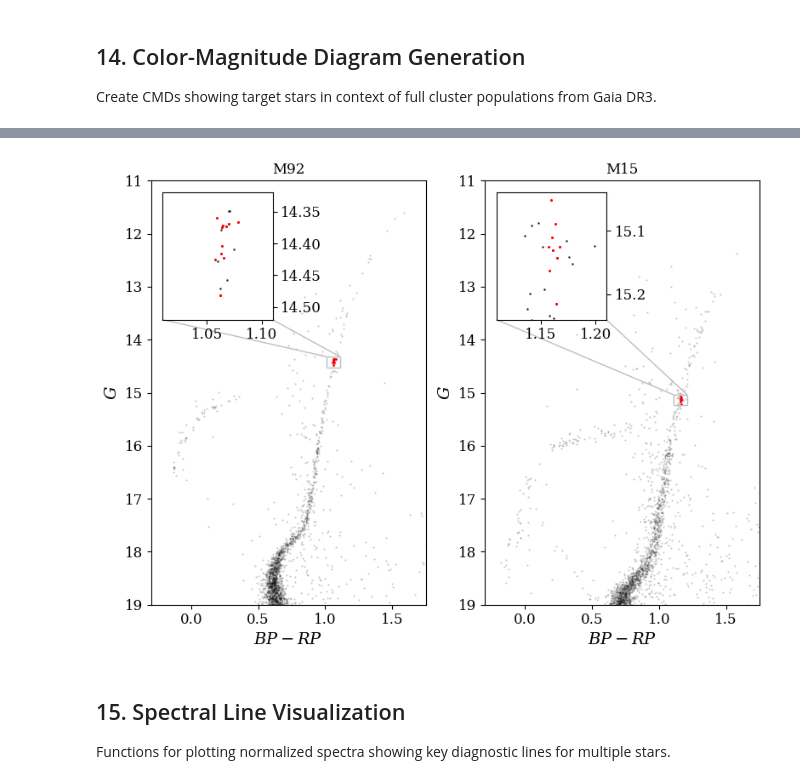
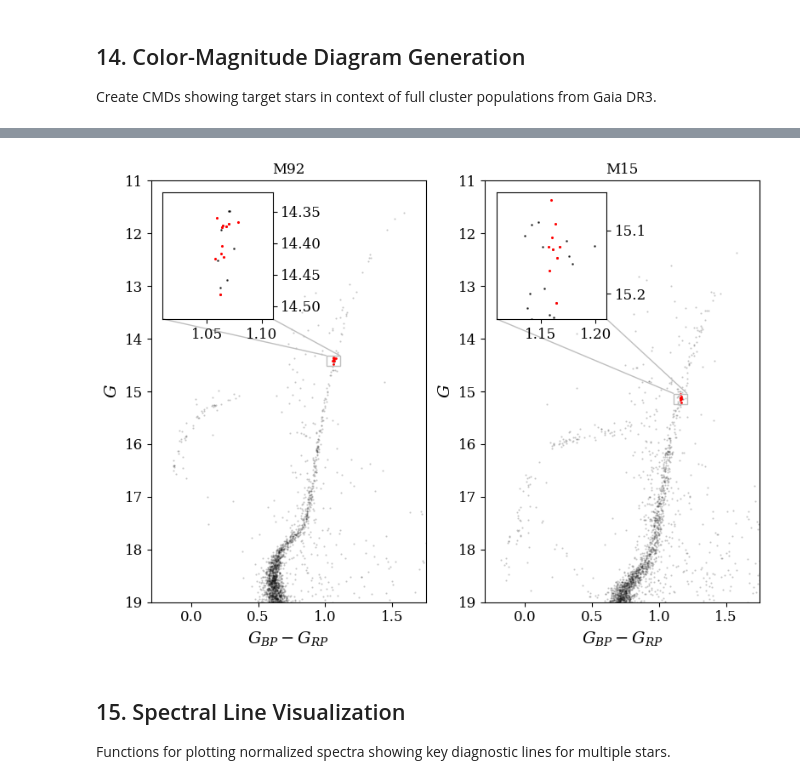
Before and after one commit to enkirby/M15_M92, a Jupyter notebook: m15_m92_hires.ipynb, the cells around one changed output, grey strips where cells are left out. Saved outputs shown, nothing was run; the diff lists cells and outputs as text; code cells hidden in the pictures.

```diff
--- a/m15_m92_hires.ipynb
+++ b/m15_m92_hires.ipynb
@@ -2666,7 +2653,7 @@ def make_cmd():
 
         # Main CMD panel
         axs[i].scatter(gaia[mask]['phot_bp_mean_mag']-gaia[mask]['phot_rp_mean_mag'], gaia[mask]['phot_g_mean_mag'], s=0.3, alpha=0.2, color='k')
-        axs[i].set_xlabel(r'$BP - RP$')
+        axs[i].set_xlabel(r'$G_{BP} - G_{RP}$')
         axs[i].set_ylabel(r'$G$')
         axs[i].set_title(f'{gc}')
         axs[i].scatter(gaia.iloc[idx]['phot_bp_mean_mag']-gaia.iloc[idx]['phot_rp_mean_mag'], gaia.iloc[idx]['phot_g_mean_mag'], s=1,color='red')
@@ -2716,8 +2702,8 @@ WARNING: UnitsWarning: ''electron'.s**-1' did not parse as fits unit: At col 0,
 WARNING: UnitsWarning: ''electron'.s**-1' did not parse as fits unit: At col 0, Unit ''electron'' not supported by the FITS standard.  If this is meant to be a custom unit, define it with 'u.def_unit' ...
 WARNING: UnitsWarning: ''electron'.s**-1' did not parse as fits unit: At col 0, Unit ''electron'' not supported by the FITS standard.  If this is meant to be a custom unit, define it with 'u.def_unit' ...
 WARNING: UnitsWarning: 'log(cm.s**-2)' did not parse as fits unit: 'log' is not a recognized function If this is meant to be a custom unit, define it with 'u.def_unit'. To have it recognized inside a  ...
 WARNING: UnitsWarning: ''dex'' did not parse as fits unit: At col 0, Unit ''dex'' not supported by the FITS standard.  If this is meant to be a custom unit, define it with 'u.def_unit'. To have it rec ...
-[figure, old version]
+[figure, new version]
 # %% [markdown]
 ## 15. Spectral Line Visualization
 
```
Also changed, not shown: parts of 6 cells of this notebook.
